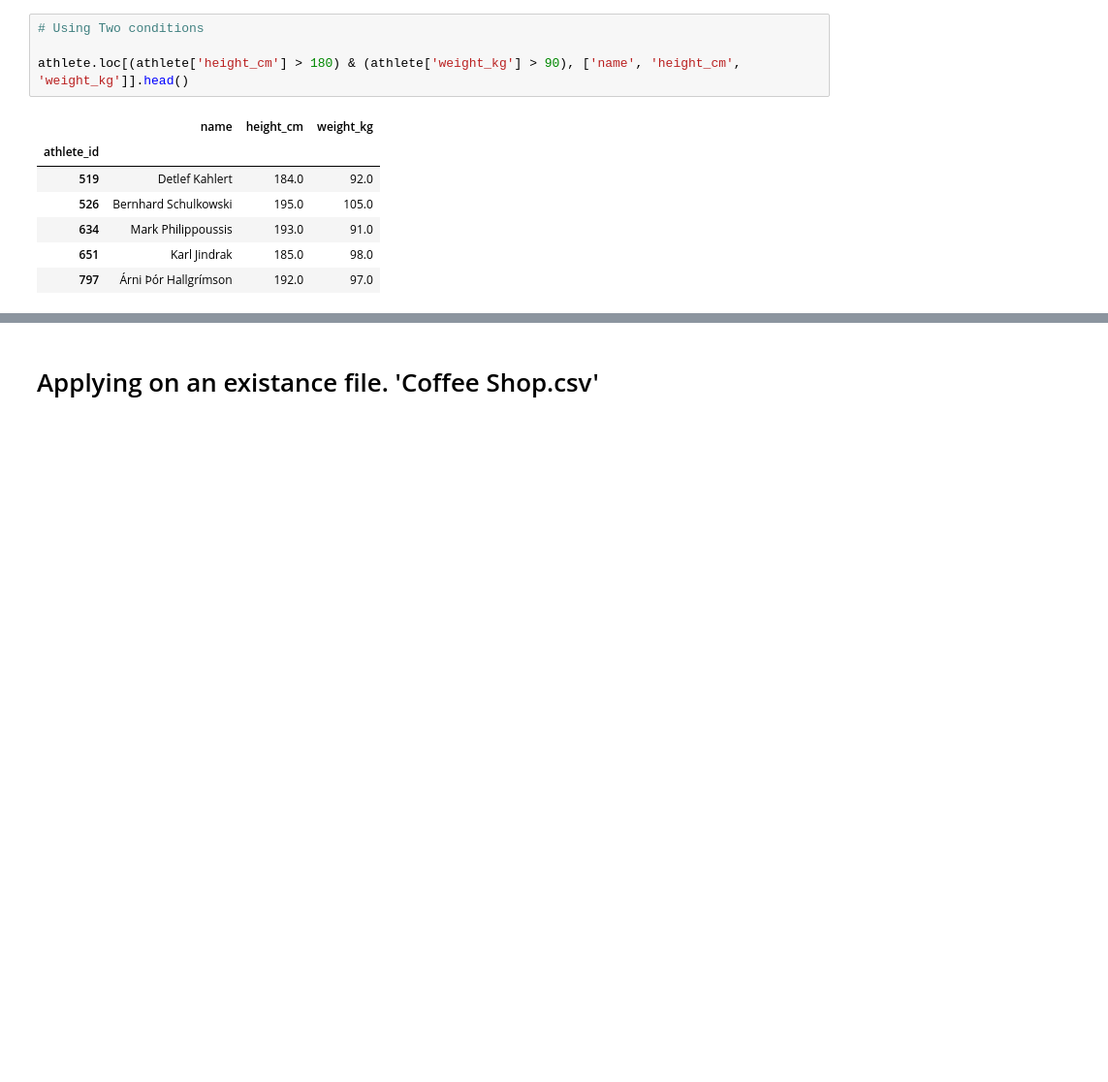
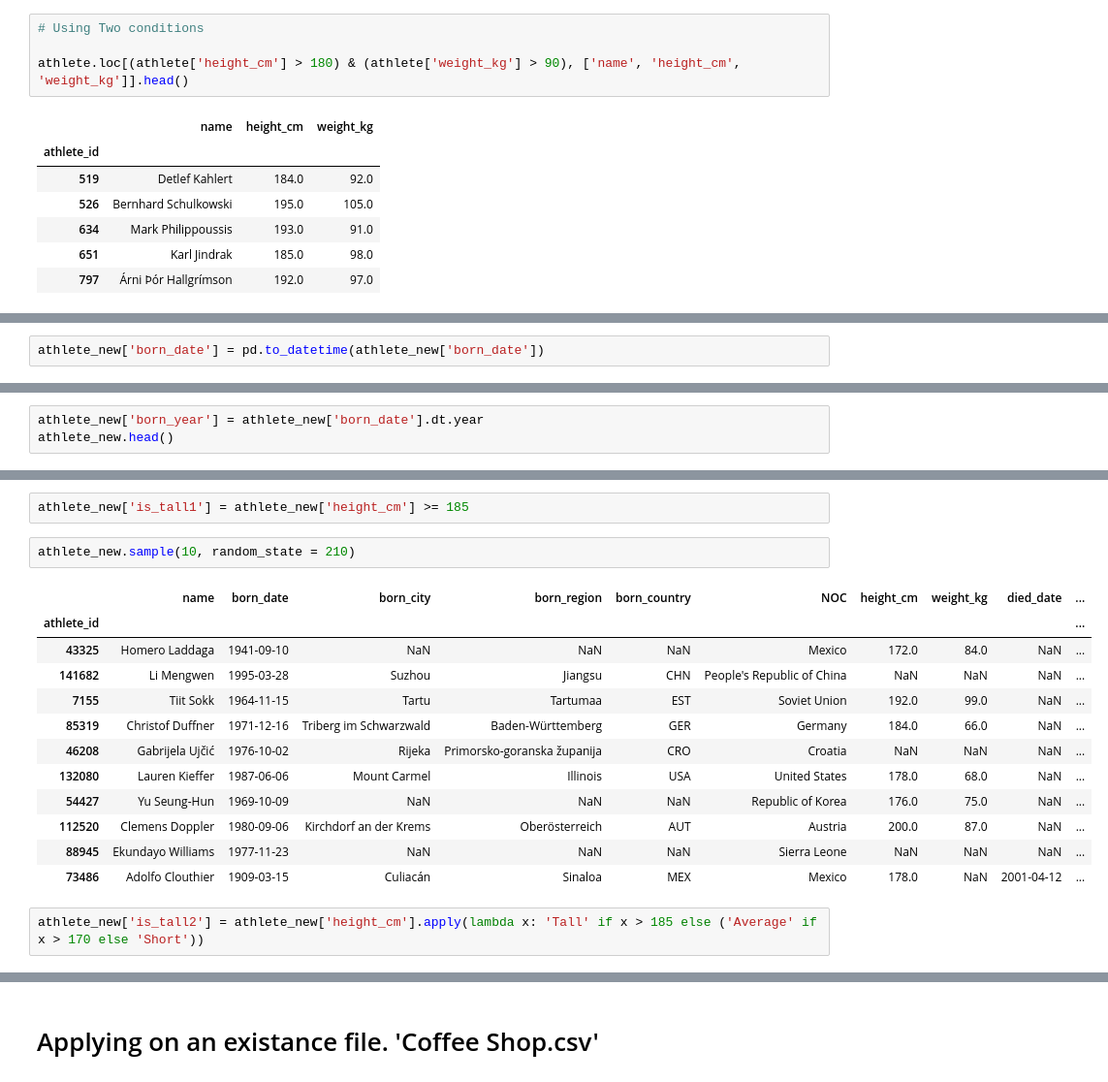
Before and after one commit to ahmeda335/Pandas, a Jupyter notebook: Pandas.ipynb, the cells around one changed output, grey strips where cells are left out. Shown at 97% size. Cells and saved outputs as stored; diff of their text form; blank space fills up the shorter version.

```diff
--- a/Pandas.ipynb
+++ b/Pandas.ipynb
@@ -373,0 +556,2 @@ display(athlete.loc[athlete.born_country.isin(["EGy"]) & athlete.name.str.contai
+# %%
+athlete_new['born_date'] = pd.to_datetime(athlete_new['born_date'])
@@ -373,0 +586,3 @@ display(athlete.loc[athlete.born_country.isin(["EGy"]) & athlete.name.str.contai
+# %%
+athlete_new['born_year'] = athlete_new['born_date'].dt.year
+athlete_new.head()
@@ -373,0 +597,19 @@ display(athlete.loc[athlete.born_country.isin(["EGy"]) & athlete.name.str.contai
+# %%
+athlete_new['is_tall1'] = athlete_new['height_cm'] >= 185
+# %%
+athlete_new.sample(10, random_state = 210)
+# %% [output]
+|  | name | born_date | born_city | born_region | born_country | NOC | height_cm | weight_kg | died_date | ... |
+| athlete_id |  |  |  |  |  |  |  |  |  | ... |
+| 43325 | Homero Laddaga | 1941-09-10 | NaN | NaN | NaN | Mexico | 172.0 | 84.0 | NaN | ... |
+| 141682 | Li Mengwen | 1995-03-28 | Suzhou | Jiangsu | CHN | People's Republic of China | NaN | NaN | NaN | ... |
+| 7155 | Tiit Sokk | 1964-11-15 | Tartu | Tartumaa | EST | Soviet Union | 192.0 | 99.0 | NaN | ... |
+| 85319 | Christof Duffner | 1971-12-16 | Triberg im Schwarzwald | Baden-Württemberg | GER | Germany | 184.0 | 66.0 | NaN | ... |
+| 46208 | Gabrijela Ujčić | 1976-10-02 | Rijeka | Primorsko-goranska županija | CRO | Croatia | NaN | NaN | NaN | ... |
+| 132080 | Lauren Kieffer | 1987-06-06 | Mount Carmel | Illinois | USA | United States | 178.0 | 68.0 | NaN | ... |
+| 54427 | Yu Seung-Hun | 1969-10-09 | NaN | NaN | NaN | Republic of Korea | 176.0 | 75.0 | NaN | ... |
+| 112520 | Clemens Doppler | 1980-09-06 | Kirchdorf an der Krems | Oberösterreich | AUT | Austria | 200.0 | 87.0 | NaN | ... |
+| 88945 | Ekundayo Williams | 1977-11-23 | NaN | NaN | NaN | Sierra Leone | NaN | NaN | NaN | ... |
+| 73486 | Adolfo Clouthier | 1909-03-15 | Culiacán | Sinaloa | MEX | Mexico | 178.0 | NaN | 2001-04-12 | ... |
+# %%
+athlete_new['is_tall2'] = athlete_new['height_cm'].apply(lambda x: 'Tall' if x > 185 else ('Average' if x > 170 else 'Short'))
```
Also changed, not shown: parts of 84 cells of this notebook.
